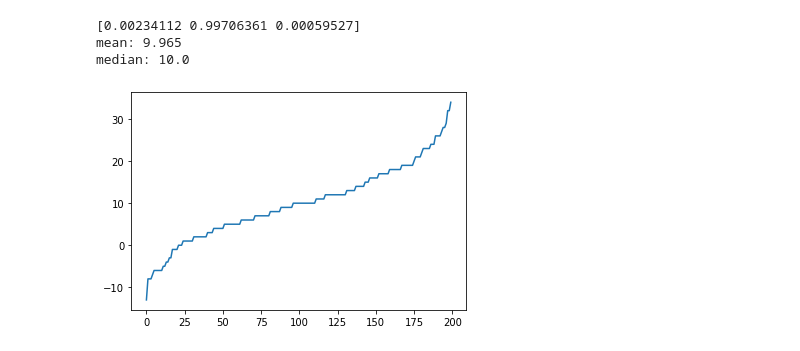
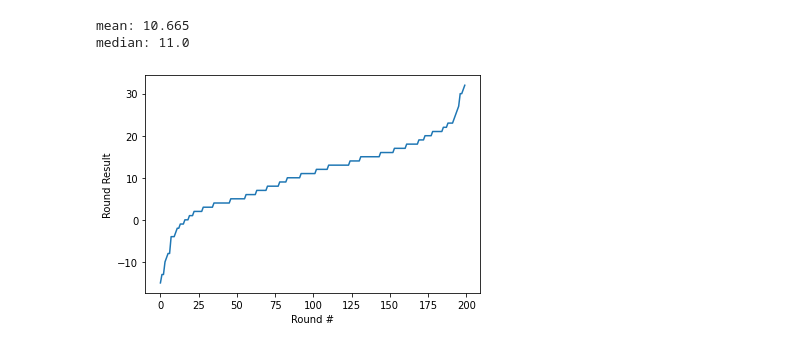
Before and after one commit to russ-s-h/Counterfactual-Regret-Minimization, a Jupyter notebook: cfr.ipynb, the cells around one changed output. Saved outputs shown, nothing was run; the diff lists cells and outputs as text; code cells hidden in the pictures.

```diff
--- a/cfr.ipynb
+++ b/cfr.ipynb
@@ -36,3 +46,22 @@ def getAction(strategy):
     return np.searchsorted(np.cumsum(strategy), random.random())
+# %%
+def runGames(X, Y, strategy, oppStrategy, plot=True):
+    """
+    Compute and display the running monetary results of X rounds of Y games
+    """
+    roundResult = []
+    for j in range(X):
+        roundScore = 0
+        for i in range(Y):
+            myAction = getAction(strategy)
+            otherAction = getAction(oppStrategy)
+            roundScore += value(myAction, otherAction)
+        roundResult.append(roundScore)
+    if plot:
+        plt.plot(sorted(roundResult))
+        plt.xlabel("Round #")
+        plt.ylabel("Round Result")
+
+    return np.mean(roundResult), np.median(roundResult)
 # %%
 def innerTrain(regretSum, strategySum, oppStrategy):
@@ -55,12 +84,22 @@ def innerTrain(regretSum, strategySum, oppStrategy):
 
     return regretSum, strategySum
 # %%
-def train(iterations, oppStrategy):
+def train(iterations, oppStrategy, log=False):
     regretSum = np.zeros(NUM_ACTIONS)
     strategySum = np.zeros(NUM_ACTIONS)
+    results = []
 
     for i in range(iterations):
         regretSum, strategySum = innerTrain(regretSum, strategySum, oppStrategy)
+        if log:
+            strategy = getAverageStrategy(strategySum)
+            resultMean, resultMedian = runGames(1, 200, strategy, oppStrategy, plot=False)
+            results.append(resultMedian)
 
+    if log:
+        plt.plot(np.convolve(results, np.ones(1000)/1000, mode='valid'))
+        plt.xscale('log')
+        plt.xlabel("Iteration #")
+        plt.ylabel("Round Result")
     return strategySum
 # %%
@@ -111,5 +151,6 @@ median: 1.0
 # %%
-#train against the fixed strategy
-strategySum = train(100000, oppStrategy)
-getAverageStrategy(strategySum)
+# Train against the fixed strategy
+strategySum = train(25000, oppStrategy, log=True)
+strategy = getAverageStrategy(strategySum)
+print(f"Rock %{strategy[0]*100}\tPaper %{strategy[1]*100}\tScissors %{strategy[2]*100}")
 # %% [output]
@@ -117,11 +159,9 @@ array([0.00234112, 0.99706361, 0.00059527])
 # %%
-#plot the trained strategy (1 player)
-strategy = getAverageStrategy(strategySum)
-print(strategy)
-plotGames(strategy, oppStrategy)
+# Plot the trained strategy (1 player)
+resultMean, resultMedian = runGames(200, 100, strategy, oppStrategy)
+print(f"mean: {resultMean}\nmedian: {resultMedian}")
 # %% [output]
-[0.00234112 0.99706361 0.00059527]
-mean: 9.965
-median: 10.0
+mean: 10.665
+median: 11.0
-[figure, old version]
+[figure, new version]
 # %%
```
Also changed, not shown: parts of 14 cells of this notebook.
